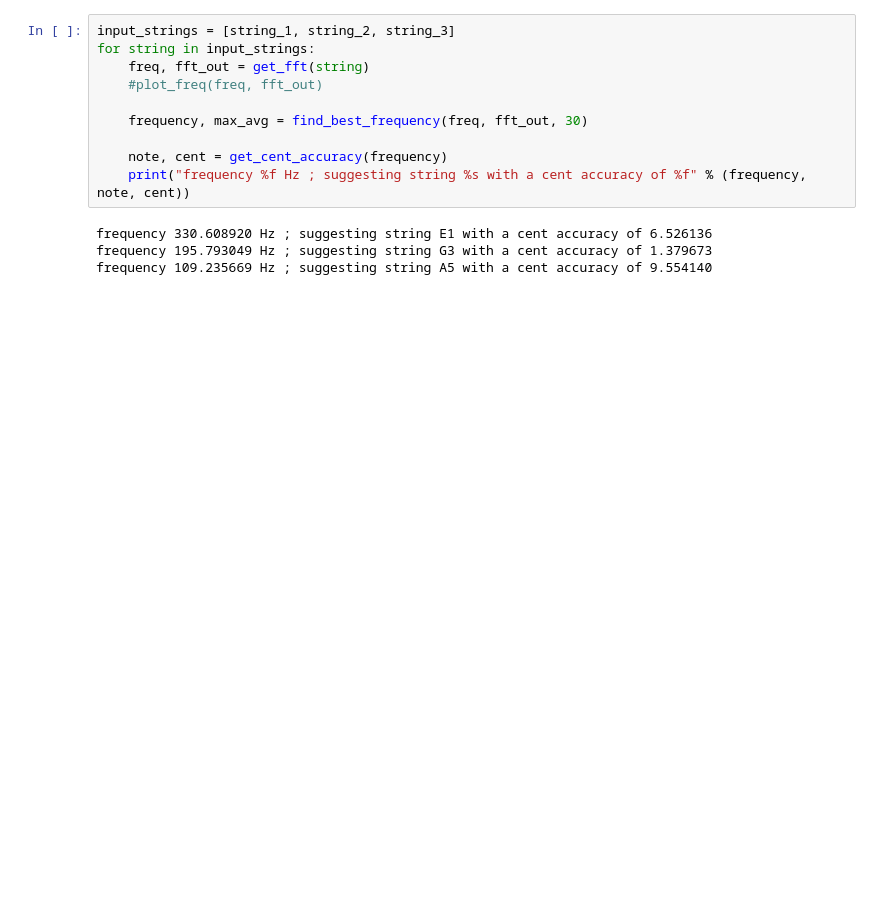
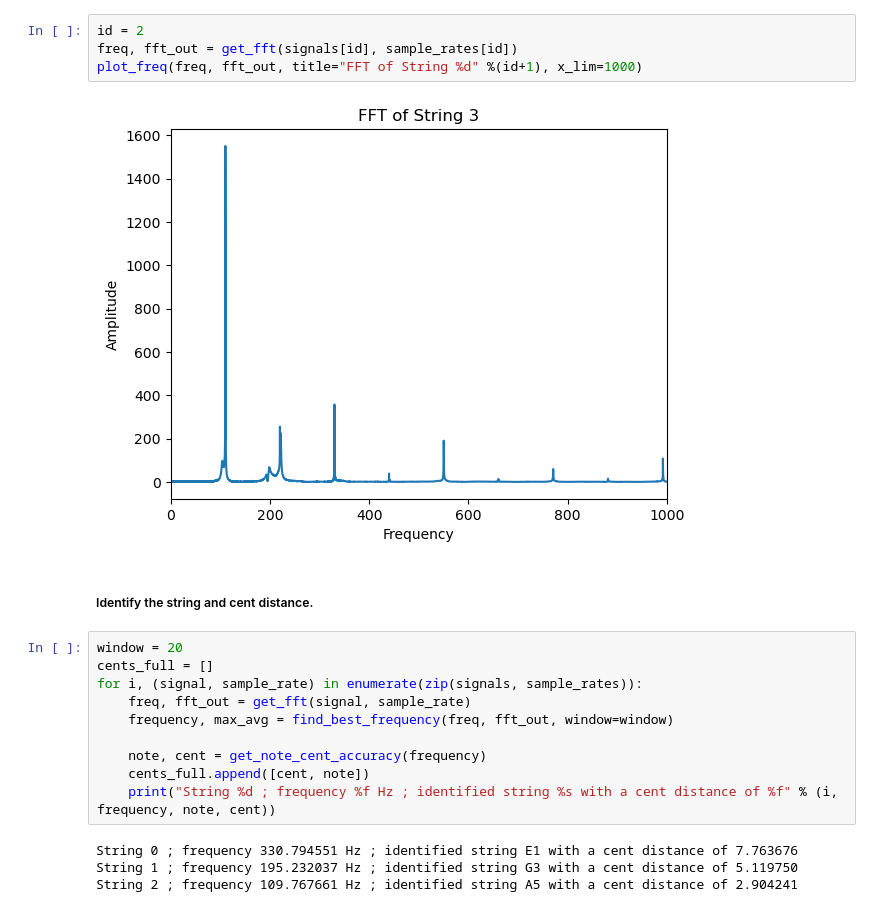
Before and after one commit to Dorin-D/m2-paris-saclay, a Jupyter notebook: Signal_Processing/guitar_tuner.ipynb, the cells around one changed output. Drawn from its saved outputs; the diff is of its cells as text; blank space fills up the shorter version.

```diff
--- a/Signal_Processing/guitar_tuner.ipynb
+++ b/Signal_Processing/guitar_tuner.ipynb
@@ -54,14 +142,22 @@ def get_cent_accuracy(frequency):
+# %%
+id = 2
+freq, fft_out = get_fft(signals[id], sample_rates[id])
+plot_freq(freq, fft_out, title="FFT of String %d" %(id+1), x_lim=1000)
+# %% [output]
+[figure, added]
+# %% [markdown]
+##### Identify the string and cent distance.
 # %%
-input_strings = [string_1, string_2, string_3]
-for string in input_strings:
-    freq, fft_out = get_fft(string)
-    #plot_freq(freq, fft_out)
+window = 20
+cents_full = []
+for i, (signal, sample_rate) in enumerate(zip(signals, sample_rates)):
+    freq, fft_out = get_fft(signal, sample_rate)
+    frequency, max_avg = find_best_frequency(freq, fft_out, window=window)
 
-    frequency, max_avg = find_best_frequency(freq, fft_out, 30)
-
-    note, cent = get_cent_accuracy(frequency)
-    print("frequency %f Hz ; suggesting string %s with a cent accuracy of %f" % (frequency, note, cent))
+    note, cent = get_note_cent_accuracy(frequency)
+    cents_full.append([cent, note])
+    print("String %d ; frequency %f Hz ; identified string %s with a cent distance of %f" % (i, frequency, note, cent))
 # %% [output]
-frequency 330.608920 Hz ; suggesting string E1 with a cent accuracy of 6.526136
-frequency 195.793049 Hz ; suggesting string G3 with a cent accuracy of 1.379673
-frequency 109.235669 Hz ; suggesting string A5 with a cent accuracy of 9.554140
+String 0 ; frequency 330.794551 Hz ; identified string E1 with a cent distance of 7.763676
+String 1 ; frequency 195.232037 Hz ; identified string G3 with a cent distance of 5.119750
+String 2 ; frequency 109.767661 Hz ; identified string A5 with a cent distance of 2.904241
```
Also changed, not shown: parts of 22 cells of this notebook, 1 other file.
